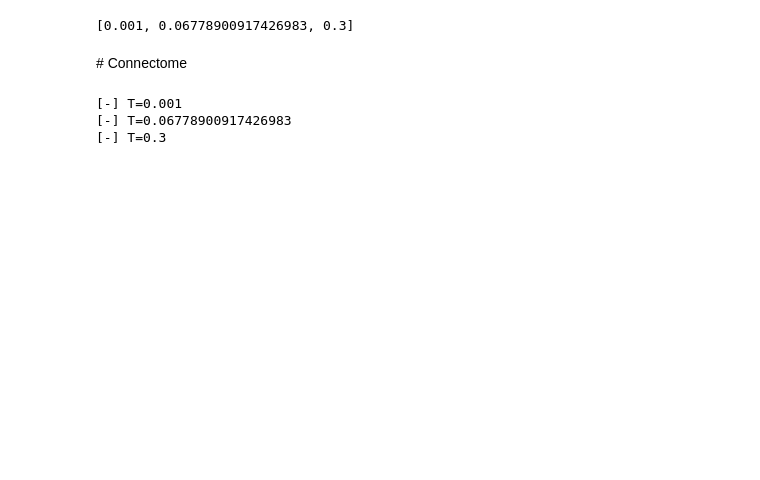
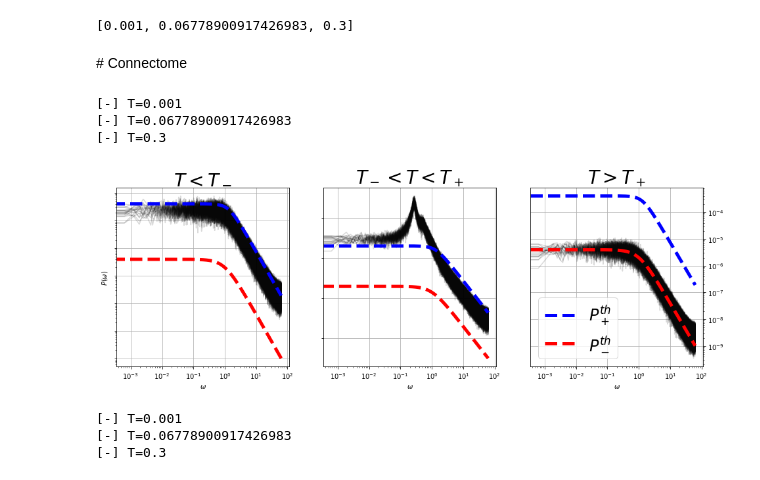
Before and after one commit to gbarzon/HTC_oscillations, a Jupyter notebook: Plot_r1_0.001.ipynb, the cells around one changed output. Drawn from its saved outputs; the diff is of its cells as text; code cells hidden in the pictures; blank space fills up the shorter version.

```diff
--- a/Plot_r1_0.001.ipynb
+++ b/Plot_r1_0.001.ipynb
@@ -444,4 +449,74 @@ print(Ts)
 [0.001, 0.06778900917426983, 0.3]
 # %% [markdown]
 # Connectome
+# %%
+dt = 0.05
+steps = int(1e4)
+
+res_connectome_pw = []
+
+for T in Ts:
+    print('[-] T='+str(T))
+
+    name = 'traj_long_connectome_dt_{}_T_{}.npy'.format(np.round(dt,3),np.round(np.log10(T),2))
+    x = np.load(folder+name)
+    res_connectome_pw.append(x)
+# %% [output]
+[-] T=0.001
+[-] T=0.06778900917426983
+[-] T=0.3
+# %%
+size = 28
+lw=5
+
+plt.figure(figsize=(16,5))
+
+for i, T in enumerate(Ts):
+
+    ax = plt.subplot(1, len(Ts), i+1)
+
+    for x in res_connectome_pw[i]:
+        f, S = my_power_spectrum(x, dt, nperseg=int(2e5))
+
+        plt.plot(2*np.pi*f, S, c='k', alpha=0.15)
+
+    plt.plot(2*np.pi*f, Psup(2*np.pi*f,r1,r2) / N / 0.5, '--', label=r'$P_+^{th}$', lw=lw, c='blue')
+    plt.plot(2*np.pi*f, Psub(2*np.pi*f,r1,r2) / N / 0.5, '--', label=r'$P_-^{th}$', lw=lw, c='r')
+
+    plt.xlabel(r'$\omega$')
+    if i==0:
+        plt.ylabel(r'$P(\omega)$')
+
+    plt.title(titles[i], size=size)
+    plt.locator_params(nbins=4)
+    plt.xscale('log')
+    plt.yscale('log')
+
+    #plt.axvline(w_max(r1, r2), c='k', ls='--', alpha=0.6)
+
+    #ax.text(0.18, -0.08, r'$\omega_-^{max}$',transform=ax.transAxes, size=20)
+
+    #plt.text(-7, 1, 'coap')
+
+    #plt.xticks(fontsize=size-14)
+    #plt.yticks(fontsize=size-14)
+
+    if i < len(Ts)-1:
+        ax.yaxis.set_ticklabels([])
+    else:
+        ax.yaxis.tick_right()
+
+    plt.grid()
+
+    if i==len(Ts)-1:
+        plt.legend(fontsize=size-4)
+
+    #plt.xlim([9e-2, 5e1])
+    #plt.ylim([1e-7, 1e-4])
+
+plt.show()
+#plt.tight_layout()
+#plt.savefig("figures/spectrum.pdf")
+# %% [output]
+[figure, added]
 # %%
```
Also changed, not shown: parts of 35 cells of this notebook, 4 other files.
